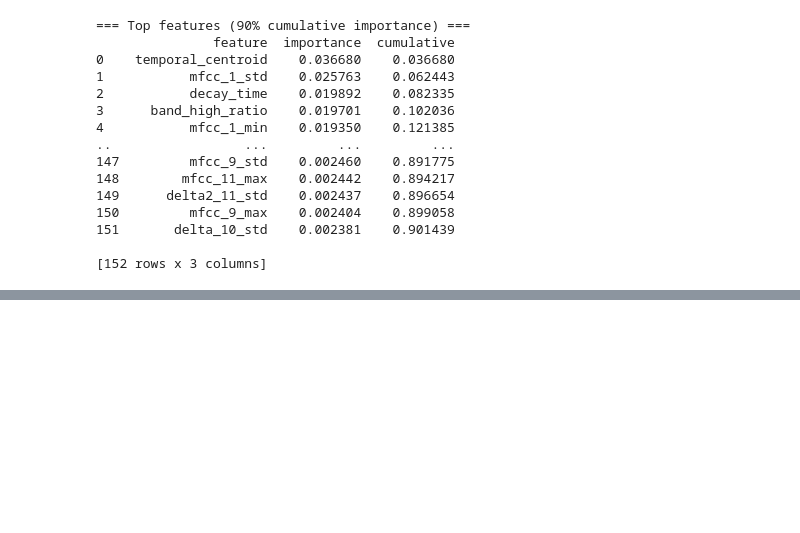
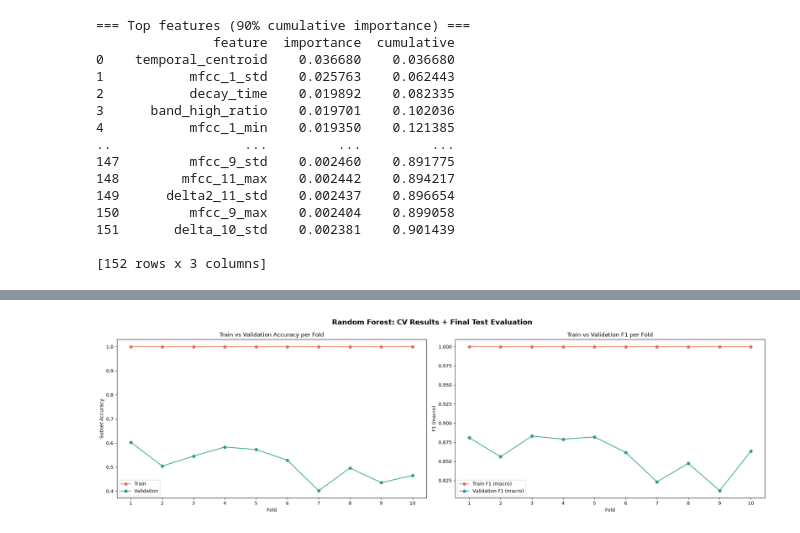
Before and after one commit to rda329/RFCUNY-Research, a Jupyter notebook: AudioClassification/random_forest_v2.ipynb, the cells around one changed output, grey strips where cells are left out. Cells and saved outputs as stored; diff of their text form; code cells hidden in the pictures; blank space fills up the shorter version.

Commit message:
audio_classification_update
- cleanup code
- add demos
- multi and single label classification implemented

```diff
--- a/AudioClassification/random_forest_v2.ipynb
+++ b/AudioClassification/random_forest_v2.ipynb
@@ -221,0 +257,17 @@ print(top_feats)
+# %%
+clf = RandomForestClassifier(n_estimators=200, n_jobs=-1)
+
+
+cv = MultilabelStratifiedKFold(n_splits=10, shuffle=True)
+
+scoring = ["accuracy", "f1_macro", "precision_macro", "recall_macro"]
+
+cv_results = cross_validate(
+    clf, X_train, y_train,
+    cv=cv, scoring=scoring, return_train_score=True, n_jobs=-1
+)
+
+print("=== Cross-Validation Results (10-fold) ===")
+for metric in scoring:
+    scores = cv_results[f"test_{metric}"]
+    print(f"{metric:15s}: mean={scores.mean():.4f}  std={scores.std():.4f}  folds={np.round(scores, 3)}")
@@ -221,0 +282,65 @@ print(top_feats)
+# %%
+clf.fit(X_train, y_train)
+y_pred = clf.predict(X_test)
+test_acc = accuracy_score(y_test, y_pred)  # subset (exact-match) accuracy
+
+print("\n=== Final Held-Out Test ===")
+print(f"Test Subset Accuracy: {test_acc:.4f}")
+print(classification_report(y_test, y_pred, target_names=target_names, zero_division=0))
+
+# --- Plot 1: Train vs validation accuracy per fold ---
+fig, axes = plt.subplots(1, 2, figsize=(20, 6))
+fig.suptitle("Random Forest: CV Results + Final Test Evaluation", fontsize=15, fontweight="bold")
+
+ax = axes[0]
+folds = np.arange(1, len(cv_results["test_accuracy"]) + 1)
+ax.plot(folds, cv_results["train_accuracy"], marker="o", label="Train", color="#e76f51")
+ax.plot(folds, cv_results["test_accuracy"], marker="o", label="Validation", color="#2a9d8f")
+ax.set_xticks(folds)
+ax.set_xlabel("Fold")
+ax.set_ylabel("Subset Accuracy")
+ax.set_title("Train vs Validation Accuracy per Fold")
+ax.legend()
+
+# Multi-label F1 per fold as a second view (subset accuracy alone can be misleading)
+ax = axes[1]
+ax.plot(folds, cv_results["train_f1_macro"], marker="o", label="Train F1 (macro)", color="#e76f51")
+ax.plot(folds, cv_results["test_f1_macro"], marker="o", label="Validation F1 (macro)", color="#2a9d8f")
+ax.set_xticks(folds)
+ax.set_xlabel("Fold")
+ax.set_ylabel("F1 (macro)")
+ax.set_title("Train vs Validation F1 per Fold")
+ax.legend()
+plt.tight_layout()
+plt.show()
+
+# --- Plot 2: Multi-label confusion matrices (one per label, grid) ---
+mcm = multilabel_confusion_matrix(y_test, y_pred)  # shape (n_labels, 2, 2)
+
+n_labels = len(target_names)
+ncols = 4
+nrows = int(np.ceil(n_labels / ncols))
+fig, axes = plt.subplots(nrows, ncols, figsize=(4 * ncols, 4 * nrows))
+axes = axes.flatten()
+
+for i, name in enumerate(target_names):
+    ax = axes[i]
+    cm = mcm[i]
+    ax.imshow(cm, cmap="Blues")
+    for r in range(2):
+        for c in range(2):
+            ax.text(c, r, cm[r, c], ha="center", va="center",
+                     color="black", fontsize=12)
+    ax.set_xticks([0, 1]); ax.set_yticks([0, 1])
+    ax.set_xticklabels(["Pred: Absent (0)", "Pred: Present (1)"])
+    ax.set_yticklabels(["True: Absent (0)", "True: Present (1)"])
+    ax.set_title(name, fontsize=10)
+    ax.set_title(name, fontsize=10)
+
+for j in range(n_labels, len(axes)):
+    axes[j].axis("off")
+
+fig.suptitle("Per-Label Confusion Matrices (Held-Out Test)", fontsize=14, fontweight="bold")
+plt.tight_layout()
+plt.show()
+# %% [output]
@@ -221,0 +362 @@ print(top_feats)
+[figure, added]
```
Also changed, not shown: parts of 9 cells of this notebook, 49 other files.
